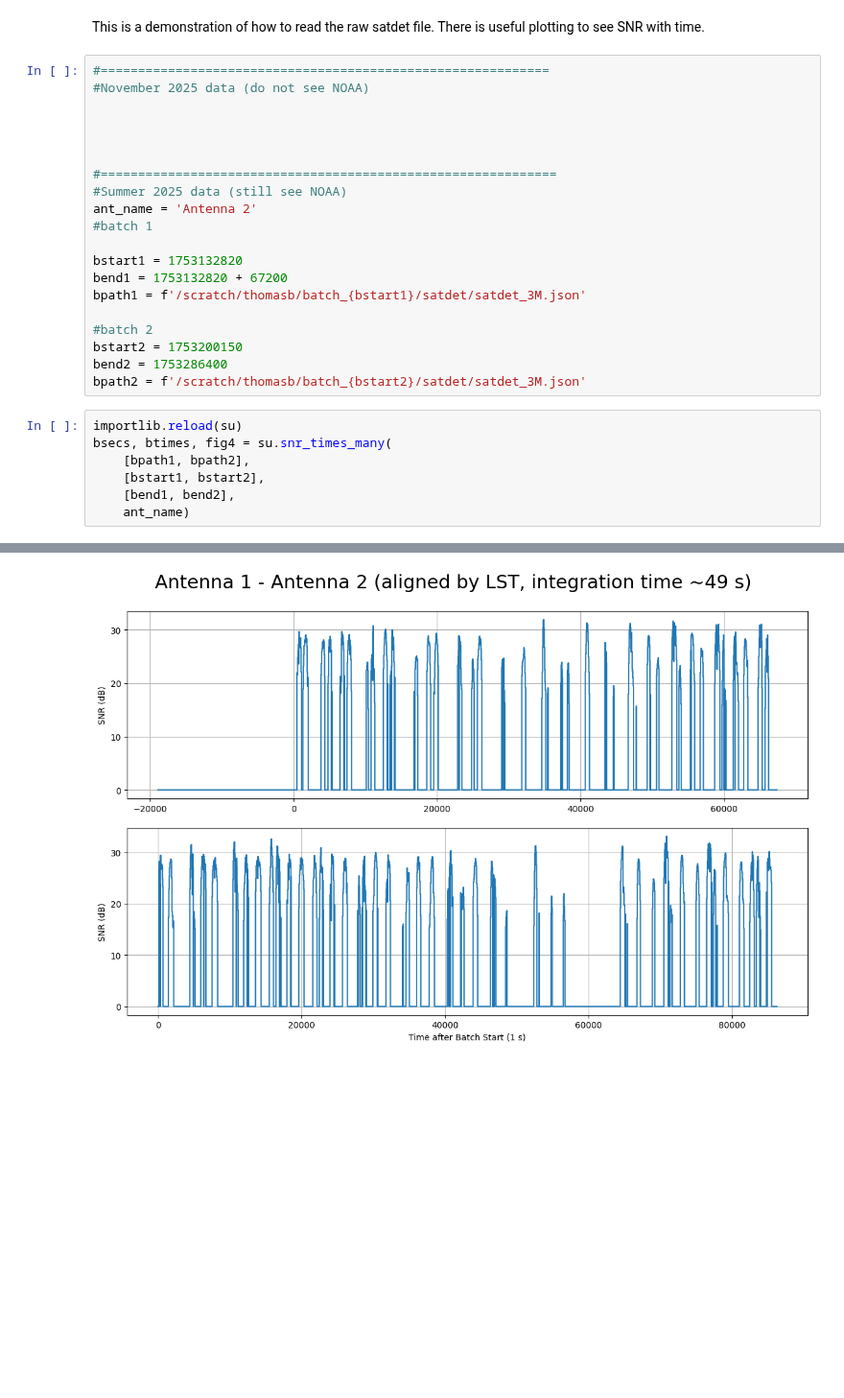
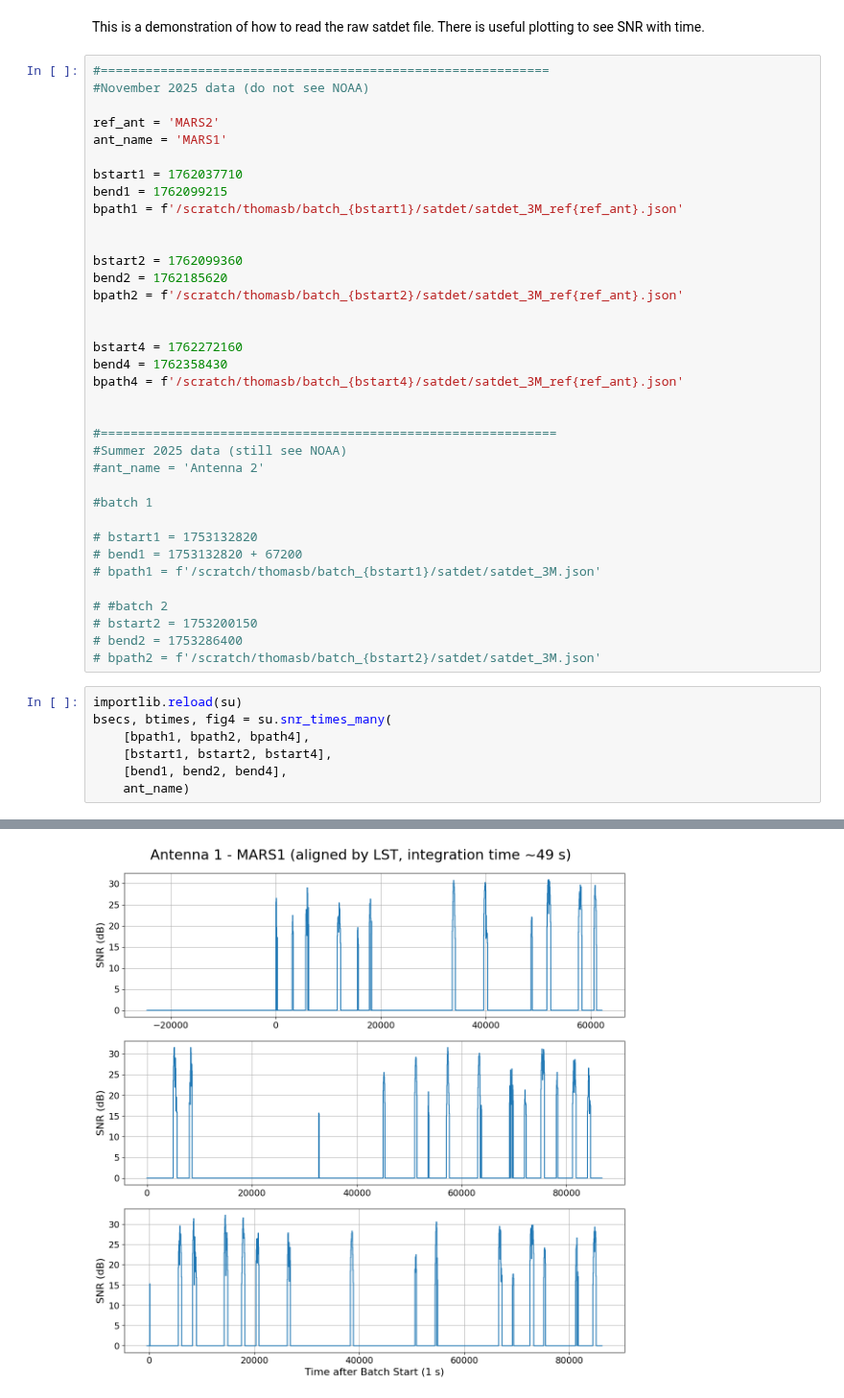
Before and after one commit to ALBATROS-Experiment/albatros_analysis, a Jupyter notebook: scripts/orbcomm/read_satdet.ipynb, the cells around one changed output, grey strips where cells are left out. Shown at 96% size. Drawn from its saved outputs; the diff is of its cells as text; blank space fills up the shorter version.

```diff
--- a/scripts/orbcomm/read_satdet.ipynb
+++ b/scripts/orbcomm/read_satdet.ipynb
@@ -27,27 +27,43 @@ This is a demonstration of how to read the raw satdet file. There is useful plot
 #============================================================
 #November 2025 data (do not see NOAA)
 
+ref_ant = 'MARS2'
+ant_name = 'MARS1'
 
+bstart1 = 1762037710
+bend1 = 1762099215
+bpath1 = f'/scratch/thomasb/batch_{bstart1}/satdet/satdet_3M_ref{ref_ant}.json'
+
+
+bstart2 = 1762099360
+bend2 = 1762185620
+bpath2 = f'/scratch/thomasb/batch_{bstart2}/satdet/satdet_3M_ref{ref_ant}.json'
+
+
+bstart4 = 1762272160
+bend4 = 1762358430
+bpath4 = f'/scratch/thomasb/batch_{bstart4}/satdet/satdet_3M_ref{ref_ant}.json'
 
 
 #=============================================================
 #Summer 2025 data (still see NOAA)
-ant_name = 'Antenna 2'
+#ant_name = 'Antenna 2'
+
 #batch 1
 
-bstart1 = 1753132820
-bend1 = 1753132820 + 67200
-bpath1 = f'/scratch/thomasb/batch_{bstart1}/satdet/satdet_3M.json'
+# bstart1 = 1753132820
+# bend1 = 1753132820 + 67200
+# bpath1 = f'/scratch/thomasb/batch_{bstart1}/satdet/satdet_3M.json'
 
-#batch 2
-bstart2 = 1753200150
-bend2 = 1753286400
-bpath2 = f'/scratch/thomasb/batch_{bstart2}/satdet/satdet_3M.json'
+# #batch 2
+# bstart2 = 1753200150
+# bend2 = 1753286400
+# bpath2 = f'/scratch/thomasb/batch_{bstart2}/satdet/satdet_3M.json'
 # %%
 importlib.reload(su)
 bsecs, btimes, fig4 = su.snr_times_many(
-    [bpath1, bpath2],
-    [bstart1, bstart2],
-    [bend1, bend2],
+    [bpath1, bpath2, bpath4],
+    [bstart1, bstart2, bstart4],
+    [bend1, bend2, bend4],
     ant_name)
 # %% [output]
@@ -59,2 +77,2 @@ pad 165
 pad 0
-[figure, old version]
+[figure, new version]
```
Also changed, not shown: parts of 3 cells of this notebook, 25 other files.
